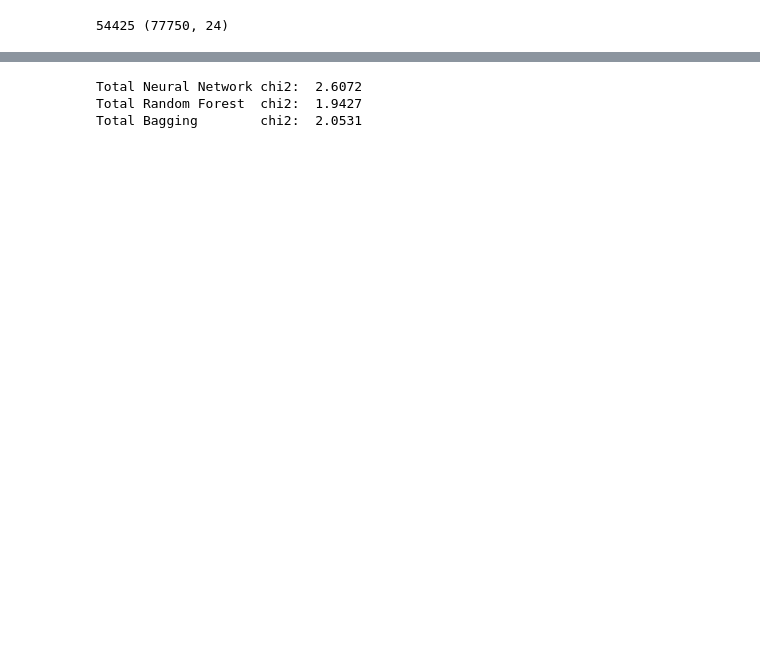
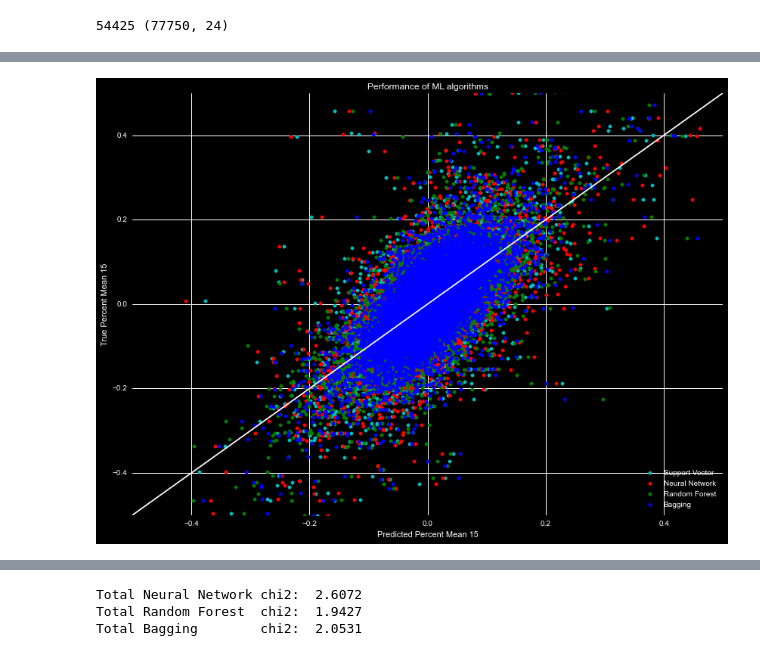
Before and after one commit to markertsean/python_trader, a Jupyter notebook: train.ipynb, the cells around one changed output, grey strips where cells are left out. Drawn from its saved outputs; the diff is of its cells as text; code cells hidden in the pictures; blank space fills up the shorter version.

```diff
--- a/train.ipynb
+++ b/train.ipynb
@@ -180,3 +161,33 @@ plt.show()
+# %%
+# Plot the data
+nn_y = nn_reg.predict( test_x )
+rf_y = rf_reg.predict( test_x )
+ba_y = ba_reg.predict( test_x )
+sv_y = sv_reg.predict( test_x )
+
+
+
+plt.scatter( sv_y, test_y, color='c', label='Support Vector' )
+plt.scatter( nn_y, test_y, color='r', label='Neural Network' )
+plt.scatter( rf_y, test_y, color='g', label='Random Forest'  )
+plt.scatter( ba_y, test_y, color='b', label='Bagging'        )
+
+low =-0.5
+hi  = 0.5
+
+plt.plot( [low,hi], [low,hi], color='w' )
+
+plt.legend( loc=4 )
+plt.xlim(low,hi)
+plt.ylim(low,hi)
+#plt.xscale('log')
+#plt.yscale('log')
+plt.xlabel('Predicted Percent Mean 15')
+plt.ylabel('True Percent Mean 15')
+plt.title('Performance of ML algorithms')
+plt.show()
+# %% [output]
+[figure, added]
 # %%
 # Plot the data
 nn_y = nn_reg.predict( test_x )
```
Also changed, not shown: parts of 11 cells of this notebook, 1 other file.
